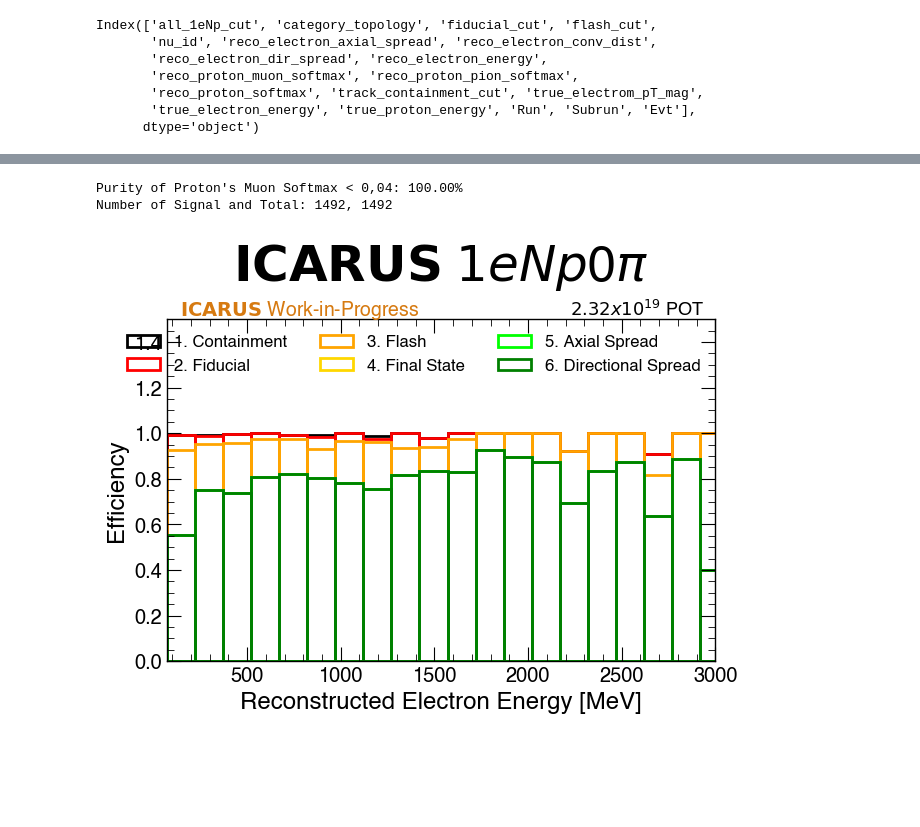
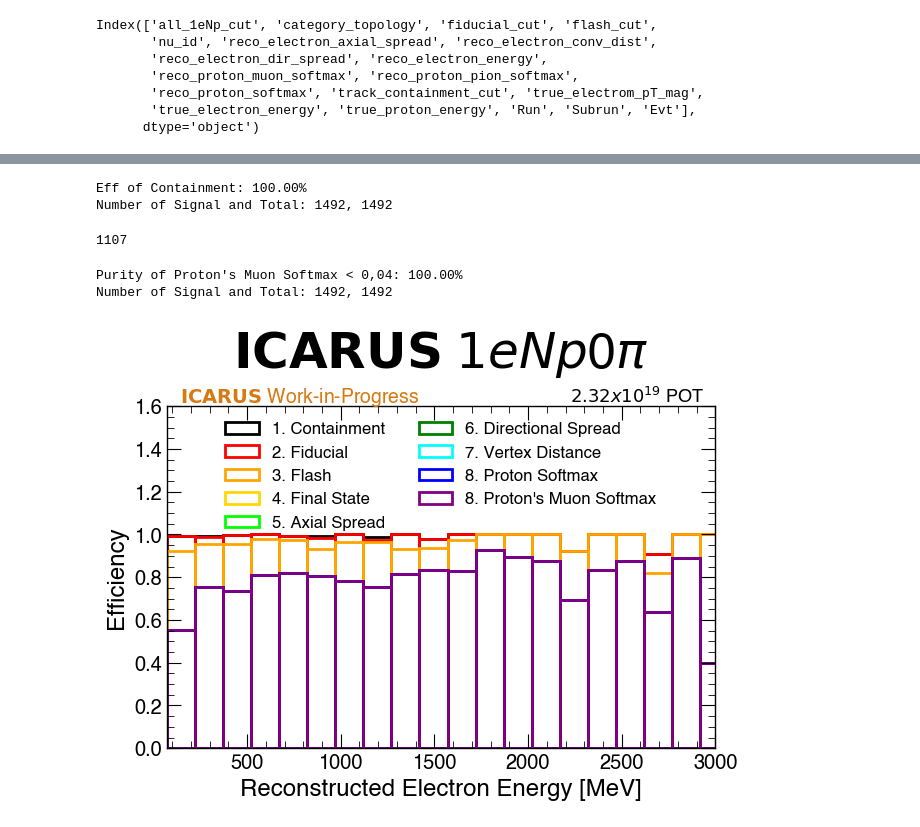
Before and after one commit to dacarber/medulla, a Jupyter notebook: spineplot/Efficiency_plots.ipynb, the cells around one changed output, grey strips where cells are left out. Saved outputs shown, nothing was run; the diff lists cells and outputs as text; code cells hidden in the pictures; blank space fills up the shorter version.

Commit message:
Add cut w/o quality cuts

```diff
--- a/spineplot/Efficiency_plots.ipynb
+++ b/spineplot/Efficiency_plots.ipynb
@@ -19,4 +29,4 @@ from ROOT import TFile, TEfficiency, TH1D, TGraphAsymmErrors, RDataFrame, TCanva
 # %%
-file = uproot.open('/Users/danielcarber/Documents/ICARUS/icarus_numi_nue_mc_onbeam_offbeam.root')
+file = uproot.open('/Users/danielcarber/Documents/ICARUS/eff_mc.root')
 print(file.keys())
 # %% [output]
@@ -88,0 +49,12 @@ cut_dir = signal[mask]
+# %%
+quality_cuts = (mc_df['category_topology']==0)|(mc_df['category_topology']==1)
+signal = mc_df[quality_cuts]
+#mask  = (signal['track_containment_cut']==1)
+signal = signal
+
+efficiency = len(signal)/(len(mc_df[quality_cuts]))
+print(f"Eff of Containment: {efficiency*100:.2f}%")
+print(f"Number of Signal and Total: {len(signal)}, {len(mc_df[quality_cuts])}")
+# %% [output]
+Eff of Containment: 100.00%
+Number of Signal and Total: 1492, 1492
@@ -89,3 +93,36 @@ cut_dir = signal[mask]
+# %%
+signal_mask  = (mc_df['category_topology']==0) | (mc_df['category_topology']==1)
+signal = mc_df[signal_mask]
+
+
+mask  = (signal['track_containment_cut']==1)
+cut_containment = signal[mask]
+mask = (signal['track_containment_cut']==1)&(signal['fiducial_cut']==1)
+cut_fiducial = signal[mask]
+mask = (signal['track_containment_cut']==1)&(signal['fiducial_cut']==1)&(signal['flash_cut']==1)
+cut_flash = signal[mask]
+mask  = (signal['all_1eNp_cut']==1)
+print(sum(mask))
+cut_final_state = signal[mask]
+mask  = (signal['all_1eNp_cut']==1) & (signal['reco_electron_axial_spread'] > 0.02)
+
+cut_axial = signal[mask]
+mask  = (signal['all_1eNp_cut']==1) & (signal['reco_electron_axial_spread'] > 0.02) &\
+        (signal['reco_electron_dir_spread'] < 0.25)
+cut_dir = signal[mask]
+mask  = (signal['all_1eNp_cut']==1) & (signal['reco_electron_axial_spread'] > 0.02) &\
+        (signal['reco_electron_dir_spread'] < 0.25) & (signal['reco_electron_conv_dist'] < 7.5)
+cut_conv = signal[mask]
+mask  = (signal['all_1eNp_cut']==1) & (signal['reco_electron_axial_spread'] > 0.02) &\
+        (signal['reco_electron_dir_spread'] < 0.25) & (signal['reco_electron_conv_dist'] < 7.5)&\
+        (signal['reco_proton_softmax'] >0.6)
+cut_proton = signal[mask]
+mask  = (signal['all_1eNp_cut']==1) & (signal['reco_electron_axial_spread'] > 0.02) &\
+        (signal['reco_electron_dir_spread'] < 0.25) & (signal['reco_electron_conv_dist'] < 7.5)&\
+        (signal['reco_proton_softmax'] >0.6) & (signal['reco_proton_muon_softmax'] <0.04)
+cut_muon = signal[mask]
+# %% [output]
+1107
 # %%
 plt.style.use('styles/muon2024_colorswap.mplstyle')
 
@@ -105,34 +142,40 @@ plt.bar(var, eff, width=widths, align='center', edgecolor='gold',facecolor='none
 eff, var = get_eff_bins(signal,cut_axial,variable,bins = bins)
 plt.bar(var, eff, width=widths, align='center', edgecolor='lime',facecolor='none',label='5. Axial Spread')
 eff, var = get_eff_bins(signal,cut_dir,variable,bins = bins)
 plt.bar(var, eff, width=widths, align='center', edgecolor='green',facecolor='none',label='6. Directional Spread')
+eff, var = get_eff_bins(signal,cut_conv,variable,bins = bins)
+plt.bar(var, eff, width=widths, align='center', edgecolor='cyan',facecolor='none',label='7. Vertex Distance')
+eff, var = get_eff_bins(signal,cut_proton,variable,bins = bins)
+plt.bar(var, eff, width=widths, align='center', edgecolor='blue',facecolor='none',label='8. Proton Softmax')
+eff, var = get_eff_bins(signal,cut_muon,variable,bins = bins)
+plt.bar(var, eff, width=widths, align='center', edgecolor='purple',facecolor='none',label="8. Proton's Muon Softmax")
 
 plt.xlabel("Reconstructed Electron Energy [MeV]")
 plt.ylabel("Efficiency")
 plt.title(r"$\bf{ICARUS}$ $1eNp$0$\pi$")
 plt.xlim(bins[0], bins[1])
-plt.ylim(0, 1.5)
-yrange = [0,1.5]
+plt.ylim(0, 1.6)
+yrange = [0,1.6]
 usey = yrange[1] + 0.01*(yrange[1] - yrange[0]) + 0*(yrange[1] - yrange[0])
 xrange = [bins[0],bins[1]]
 usex = xrange[0] + 0.025*(xrange[1] - xrange[0]) + 0*(xrange[1] - xrange[0])
 plt.text(x=usex, y=usey, s=r"$\bf{ICARUS}$ Work-in-Progress", fontsize=14, color='#d67a11')
 usey = yrange[1] + 0.01*(yrange[1] - yrange[0]) + 0*(yrange[1] - yrange[0])
 usex = xrange[1] - 0.02*(xrange[1] - xrange[0])
 plt.text(x=usex, y=usey, s=r"$2.32x10^{19}$ POT", fontsize=13, color='black', horizontalalignment='right')
 
 # Set legend
 #plt.legend(handles_reordered, labels_reordered)
 
-plt.legend(ncol=3)
+plt.legend(ncol=2)
 #plt.show()
 plt.savefig("/Users/danielcarber/Documents/ICARUS/NuMI_Nue/Plots/Reco_electron_energy_eff.png")
 
 
 purity = len(signal)/(len(mc_df))
 print(f"Purity of Proton's Muon Softmax < 0,04: {purity*100:.2f}%")
 print(f"Number of Signal and Total: {len(signal)}, {len(mc_df)}")
 # %% [output]
 Purity of Proton's Muon Softmax < 0,04: 100.00%
 Number of Signal and Total: 1492, 1492
-[figure, old version]
+[figure, new version]
```
Also changed, not shown: parts of 8 cells of this notebook, 4 other files.
